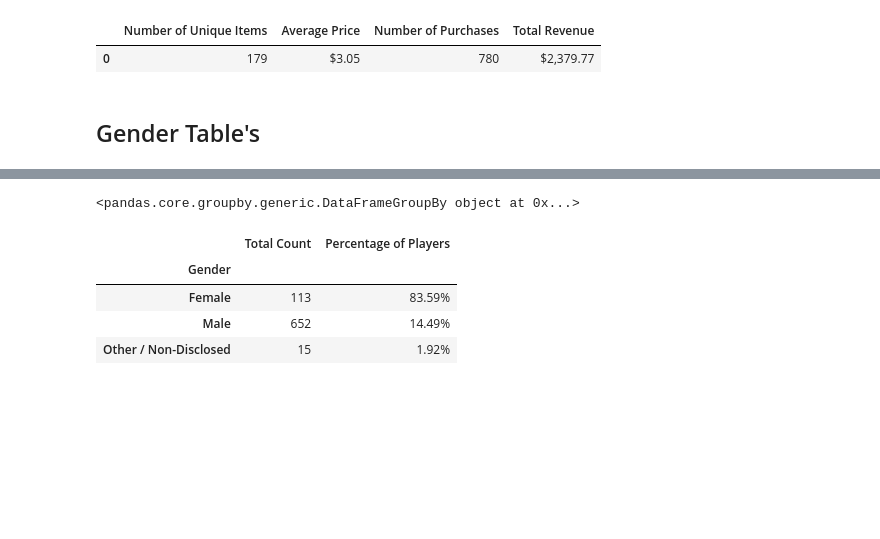
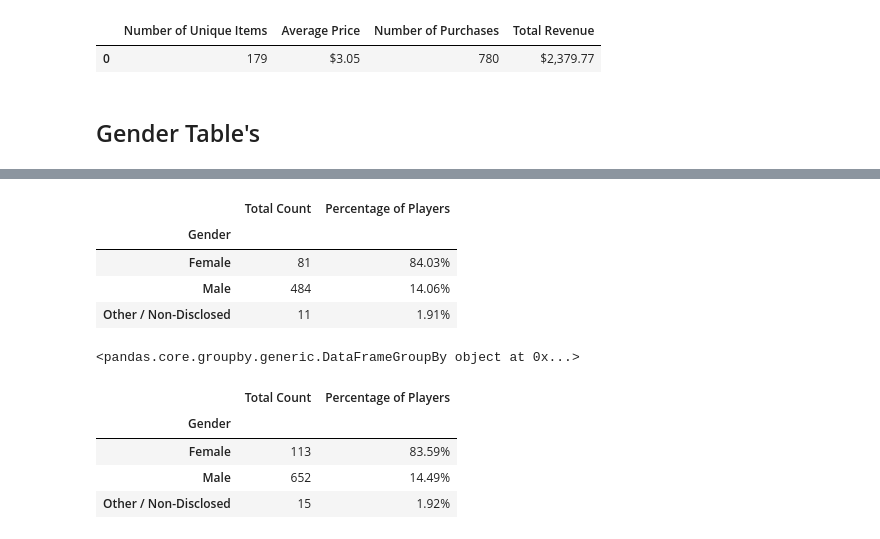
Before and after one commit to samuelroiz/DA_Heroes_Of_Pymoli, a Jupyter notebook: Code/Data_H_o_F.ipynb, the cells around one changed output, grey strips where cells are left out. Cells and saved outputs as stored; diff of their text form; code cells hidden in the pictures; blank space fills up the shorter version.

```diff
--- a/Code/Data_H_o_F.ipynb
+++ b/Code/Data_H_o_F.ipynb
@@ -101,3 +129,68 @@ purchasing_analysis_df
+# %%
+# CREATE TABLE COUNT of Genders
+                                        # groupby forces 'Gender' to become the index and 'SN' as column
+                                        # nunique syntax is (axis, dropna)
+grouped_sn_count = purchase_data_df.groupby('Gender')['SN'].nunique()
+
+# The object returned is a "GroupBy" object and cannot be viewed normally...
+list(grouped_sn_count)
+gender_list = list(grouped_sn_count)
+female_total = gender_list[0]
+male_total = gender_list[1]
+other_total = gender_list[2]
+
+# female add male add other to get the amount of genders of the data frame
+gender_total = female_total + male_total + other_total
+
+# the amount of males/females/others... found in 'gender_count_test' data frame... and divide it by the amount of genders
+male_percentage = (male_total/gender_total)
+female_percentage = (female_total/gender_total)
+other_percentage = (other_total/gender_total)
+# What the code will print out... as gender_total is 780
+    # male_percentage = (484/gender_total)
+    # female_percentage = (81/gender_total)
+    # other_percentage = (11/gender_total)
+
+
+
+# CREATE TABLE COUNT of Genders
+                                        #groupby forces 'Gender' to become the index
+grouped_gender_count = purchase_data_df.groupby(['Gender'])
+
+# Data Frame broke into count only ('Total Count' = [Male, Female, Others])
+gender_count_test = grouped_gender_count.count().head()
+
+# delete the extra columns (NOT NEEDED)
+del gender_count_test['Price']
+del gender_count_test['SN']
+del gender_count_test['Item ID']
+del gender_count_test['Item Name']
+del gender_count_test['Age']
+
+# Keep Purchase ID, but convert 'Purchase ID' into 'Total Count'
+gender_count_test = gender_count_test.rename(columns={"Purchase ID": "Total Count"})
+
+# added a column with its values into 'gender_count_test' data frame
+gender_count_test.loc[:, 'PercentageofPlayers'] = [male_percentage, female_percentage, other_percentage]
+
+# convert the 'PercentageofPlayers' values into percetange and string ( example:  .8346121 to 83.46121  )
+gender_count_test.PercentageofPlayers = (gender_count_test.PercentageofPlayers * 100).astype(str)
+
+#TO ROUND VALUES UP AND ADD '%'
+gender_count_test["Percentage of Players"] = gender_count_test["PercentageofPlayers"].astype(float).map("{:,.2f}%".format)
+
+# DEL the extra COLUMN
+del gender_count_test['PercentageofPlayers']
+del gender_count_test['']
+gender_count_test['Total Count']= gender_count_test['Total Count'].replace([113,652,15],[female_total,male_total,other_total])
+# print out table
+gender_count_test.head()
+# %% [output]
+|  | Total Count | Percentage of Players |
+| Gender |  |  |
+| Female | 81 | 84.03% |
+| Male | 484 | 14.06% |
+| Other / Non-Disclosed | 11 | 1.91% |
 # %%
 # Gender Count in column of 'Gender' only
 gender_count = purchase_data_df["Gender"].value_counts()
```
Also changed, not shown: parts of 4 cells of this notebook.
